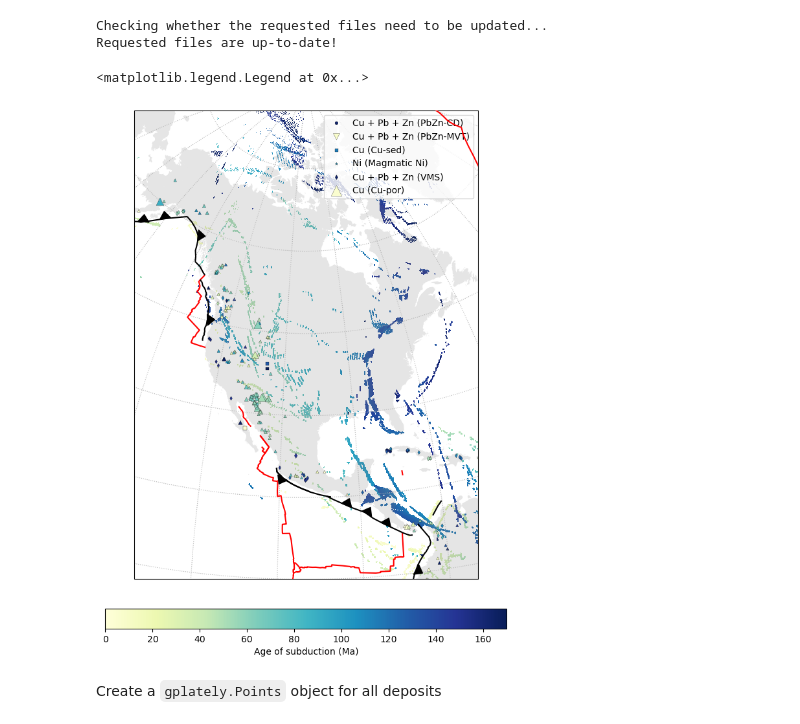
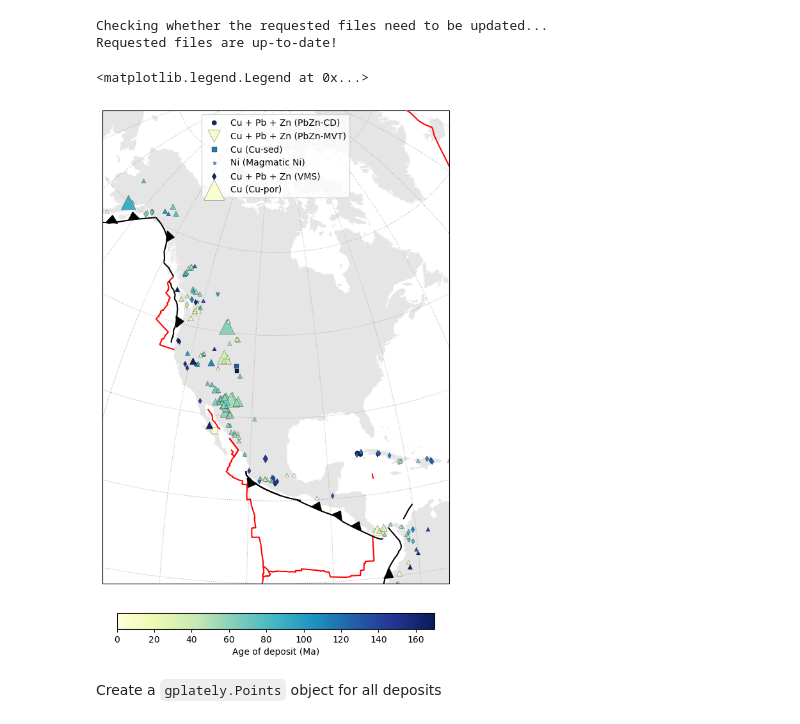
Before and after one commit to brmather/SeafloorAnomalies, a Jupyter notebook: 05-Relationship-to-mineral-deposits.ipynb, the cells around one changed output. Cells and saved outputs as stored; diff of their text form; code cells hidden in the pictures.

```diff
--- a/05-Relationship-to-mineral-deposits.ipynb
+++ b/05-Relationship-to-mineral-deposits.ipynb
@@ -60,38 +60,37 @@ ax.gridlines(color='0.7',linestyle=':', xlocs=np.arange(-180,180,15), ylocs=np.a
 
 
 # Plot shapefile features, subduction zones and MOR boundaries at 50 Ma
 gplot.time = 0 # Ma
 # gplot.plot_continent_ocean_boundaries(ax, color='b', alpha=0.05)
-im = gplot.plot_grid(ax, subfz_raster.data, origin='lower', cmap='YlGnBu', interpolation='None', vmin=0)
 gplot.plot_coastlines(ax, color='0.5', alpha=0.2)
 gplot.plot_ridges_and_transforms(ax, color='red', zorder=9)
 
 gplot.plot_trenches(ax, color='k', zorder=9, )
 gplot.plot_subduction_teeth(ax, color='k', zorder=10, )
 
 
 for i, sheet in enumerate(sheets):
     df = metal_dict[sheet]
 
     # create label for each sheet and add commodities
     label = ""
     size  = np.zeros(df.shape[0])
     for commodity in commodities:
         if commodity in df:
             label += "{} + ".format(commodity[:-5])
             size  += df[commodity].fillna(0.0).to_numpy()
     label = label[:-3] + " ({})".format(sheet)
 
-    sc = ax.scatter(df['Lon'], df['Lat'], s=10+size*2, c=df['Age (Ga)']*1000, marker=symbols[i], cmap='YlGnBu',
+    sc = ax.scatter(df['Lon'], df['Lat'], s=20+size*8, c=df['Age (Ga)']*1000, marker=symbols[i], cmap='YlGnBu',
                     vmin=0, vmax=reconstruction_times.max(),
                     label=label, transform=ccrs.PlateCarree(), edgecolor='k', linewidth=0.2)
 
 
-fig.colorbar(im, shrink=0.5, pad=0.05, orientation='horizontal', label='Age of subduction (Ma)')
-ax.legend()
+fig.colorbar(sc, shrink=0.4, pad=0.05, orientation='horizontal', label='Age of deposit (Ma)')
+ax.legend(loc='upper center')
 # %% [output]
 <matplotlib.legend.Legend at 0x...>
-[figure, old version]
+[figure, new version]
 # %% [markdown]
 Create a `gplately.Points` object for all deposits
 # %%
```
Also changed, not shown: parts of 33 cells of this notebook, 6 other files.
